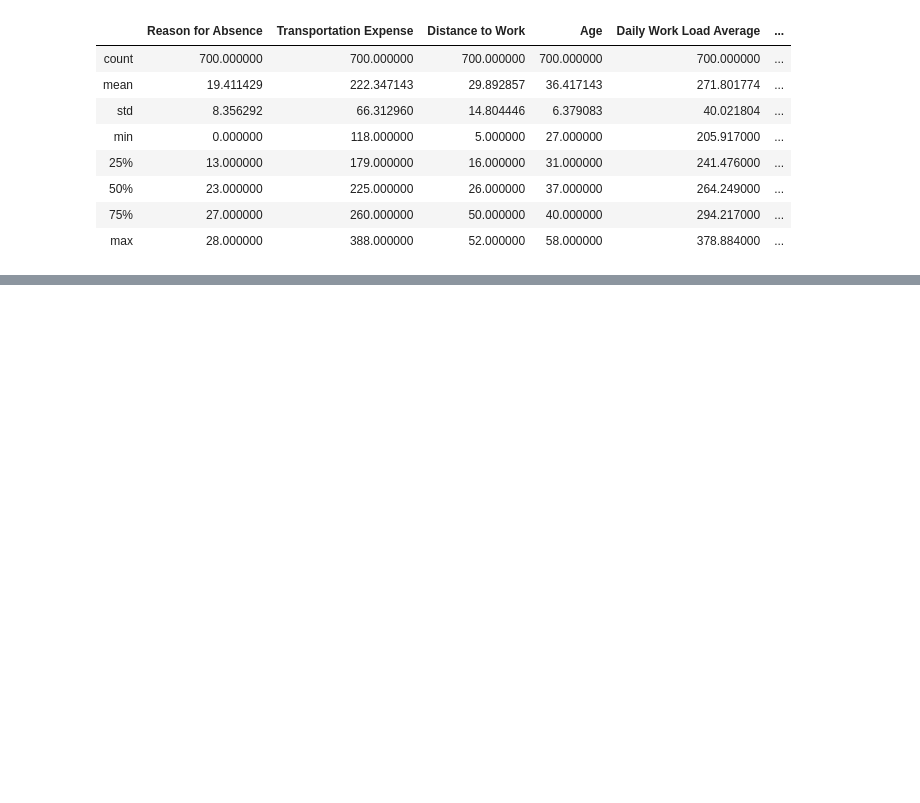
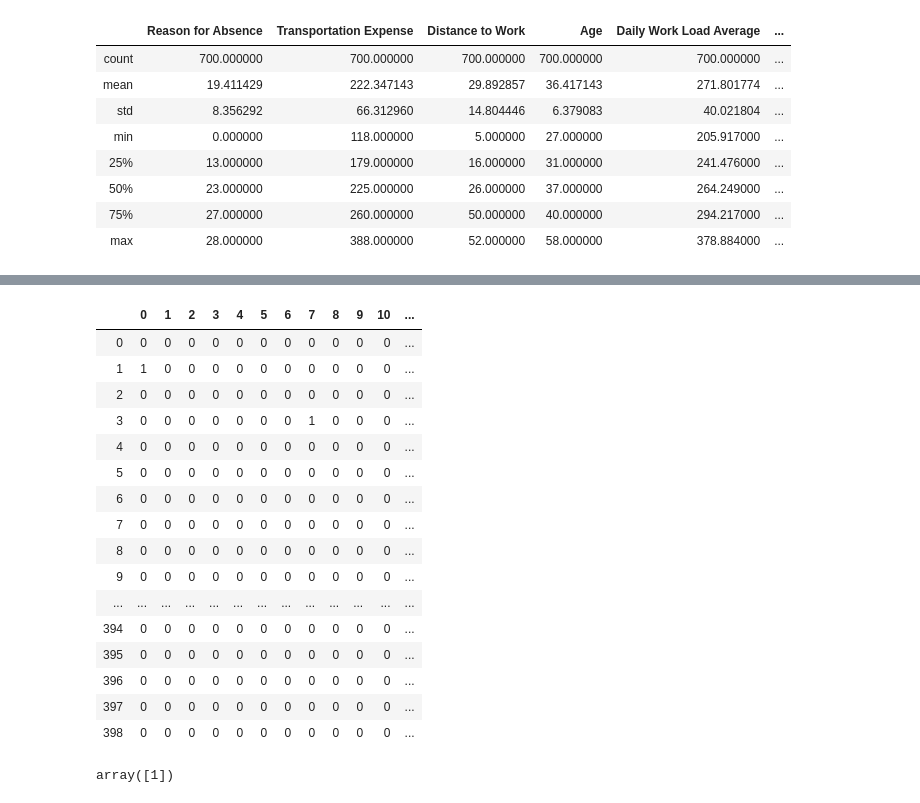
Before and after one commit to SimonSlominski/Data_Science, a Jupyter notebook: 02_Absenteeism_Analytics/Absenteeism_preprocessing.ipynb, the cells around one changed output, grey strips where cells are left out. Cells and saved outputs as stored; diff of their text form; code cells hidden in the pictures; blank space fills up the shorter version.

```diff
--- a/02_Absenteeism_Analytics/Absenteeism_preprocessing.ipynb
+++ b/02_Absenteeism_Analytics/Absenteeism_preprocessing.ipynb
@@ -88,0 +114,28 @@ memory usage: 60.3+ KB
+# %%
+# Create new column to check if the sum of each row is equal 1.
+# It's certain that an individual has been absent from work because of one, and only one, particular reason.
+reason_columns['check'] = reason_columns.sum(axis=1)
+reason_columns
+# %% [output]
+|  | 0 | 1 | 2 | 3 | 4 | 5 | 6 | 7 | 8 | 9 | 10 | ... |
+| 0 | 0 | 0 | 0 | 0 | 0 | 0 | 0 | 0 | 0 | 0 | 0 | ... |
+| 1 | 1 | 0 | 0 | 0 | 0 | 0 | 0 | 0 | 0 | 0 | 0 | ... |
+| 2 | 0 | 0 | 0 | 0 | 0 | 0 | 0 | 0 | 0 | 0 | 0 | ... |
+| 3 | 0 | 0 | 0 | 0 | 0 | 0 | 0 | 1 | 0 | 0 | 0 | ... |
+| 4 | 0 | 0 | 0 | 0 | 0 | 0 | 0 | 0 | 0 | 0 | 0 | ... |
+| 5 | 0 | 0 | 0 | 0 | 0 | 0 | 0 | 0 | 0 | 0 | 0 | ... |
+| 6 | 0 | 0 | 0 | 0 | 0 | 0 | 0 | 0 | 0 | 0 | 0 | ... |
+| 7 | 0 | 0 | 0 | 0 | 0 | 0 | 0 | 0 | 0 | 0 | 0 | ... |
+| 8 | 0 | 0 | 0 | 0 | 0 | 0 | 0 | 0 | 0 | 0 | 0 | ... |
+| 9 | 0 | 0 | 0 | 0 | 0 | 0 | 0 | 0 | 0 | 0 | 0 | ... |
+| ... | ... | ... | ... | ... | ... | ... | ... | ... | ... | ... | ... | ... |
+| 394 | 0 | 0 | 0 | 0 | 0 | 0 | 0 | 0 | 0 | 0 | 0 | ... |
+| 395 | 0 | 0 | 0 | 0 | 0 | 0 | 0 | 0 | 0 | 0 | 0 | ... |
+| 396 | 0 | 0 | 0 | 0 | 0 | 0 | 0 | 0 | 0 | 0 | 0 | ... |
+| 397 | 0 | 0 | 0 | 0 | 0 | 0 | 0 | 0 | 0 | 0 | 0 | ... |
+| 398 | 0 | 0 | 0 | 0 | 0 | 0 | 0 | 0 | 0 | 0 | 0 | ... |
+# %%
+# Check for unique values in 'check' column
+reason_columns['check'].unique()
+# %% [output]
+array([1])
```
Also changed, not shown: parts of 18 cells of this notebook.
